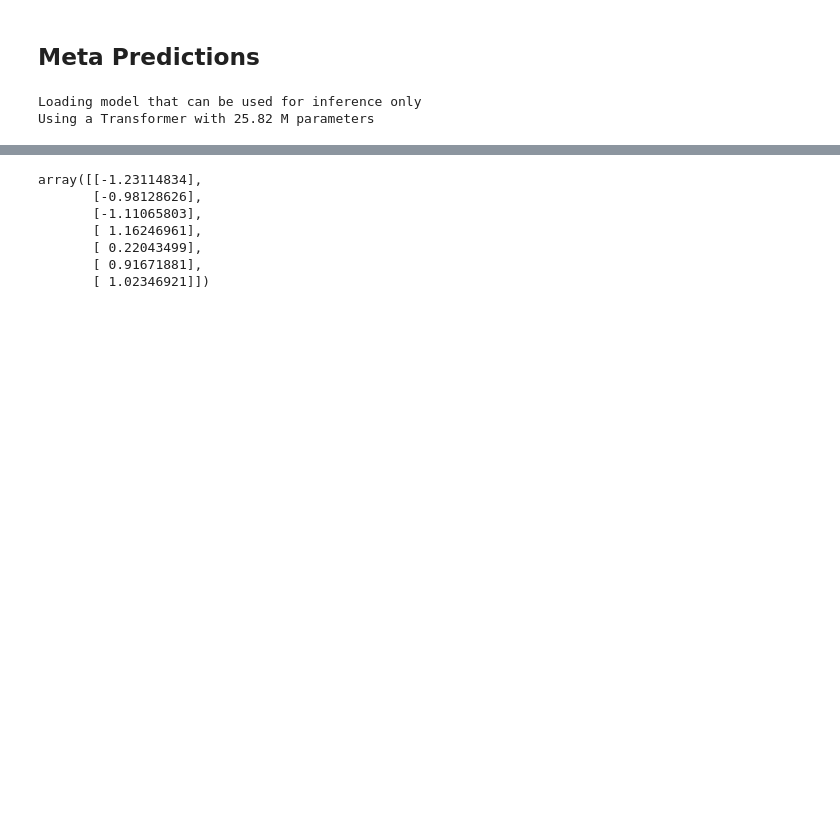
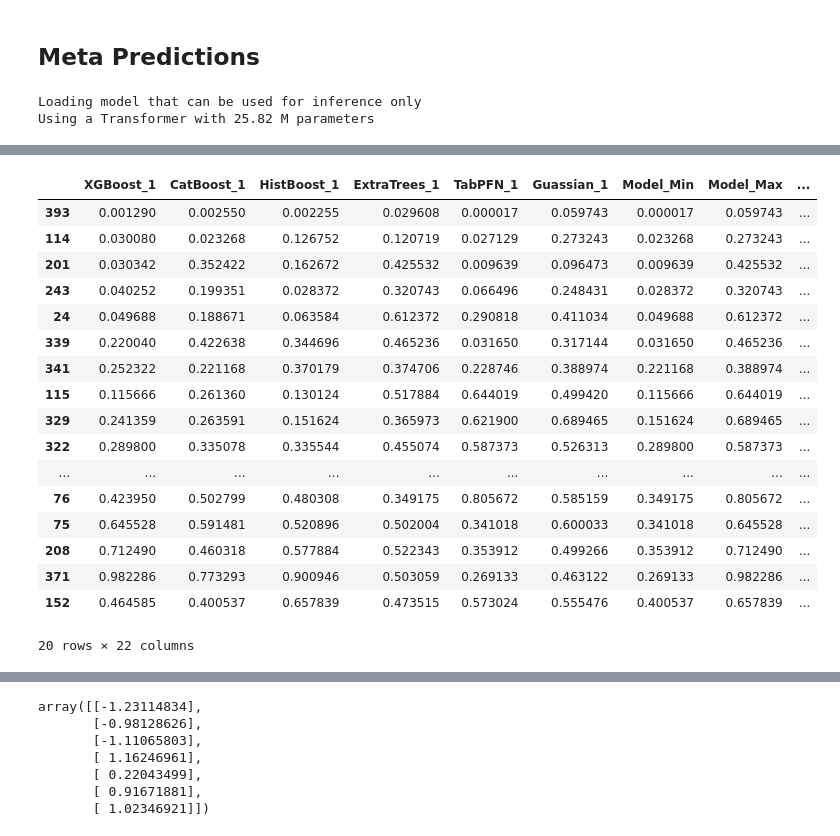
Before and after one commit to ClayGendron/icr-identify-age-related-conditions-kaggle, a Jupyter notebook: icr-gendron-2.ipynb, the cells around one changed output, grey strips where cells are left out. Cells and saved outputs as stored; diff of their text form; code cells hidden in the pictures; blank space fills up the shorter version.

Commit message:
Added Error Prediction Model

```diff
--- a/icr-gendron-2.ipynb
+++ b/icr-gendron-2.ipynb
@@ -263,28 +254,10 @@ for i, (train_index, test_index) in enumerate(skf.split(X_train, y_train_alpha))
     # oversample minority class
     fold, fold_y = ADASYN(random_state = random_seed).fit_resample(fold, fold_y)
 
-    # boosting models
     xgboost_predictions_df = model_fit_predict('XGBoost', xgb, fold, fold_y, oof, prediction_cols)
-    catboost_predictions_df = model_fit_predict('CatBoost', catboost, fold, fold_y, oof, prediction_cols)
-    histboost_predictions_df = model_fit_predict('HistBoost', histboost, fold, fold_y, oof, prediction_cols)
-
-    # tree models
     xtree_predictions_df = model_fit_predict('ExtraTrees', xtree, fold, fold_y, oof, prediction_cols)
-
-    # tabpfn
     tabpfn_predictions_df = model_fit_predict('TabPFN', tabpfn, fold, fold_y, oof, prediction_cols)
 
-    # logisitic regression
-    scaled_fold = scaler.fit_transform(fold[log_reg_cols])
-    scaled_oof = scaler.transform(oof[log_reg_cols])
-    transformed_fold = transformer.fit_transform(scaled_fold)
-    transformed_oof = transformer.transform(scaled_oof)
-    log_reg_fold = pd.DataFrame(transformed_fold, columns = log_reg_cols, index = fold.index)
-    log_reg_oof = pd.DataFrame(transformed_oof, columns = log_reg_cols, index = oof.index)
-
-    log_reg_predictions_df = model_fit_predict('LogisticRegression', log_reg, log_reg_fold, fold_y, log_reg_oof, log_reg_cols)
-
-    # gaussian process
     scaled_fold = scaler.fit_transform(fold)
     scaled_oof = scaler.transform(oof)
     transformed_fold = transformer.fit_transform(scaled_fold)
@@ -295,9 +268,8 @@ for i, (train_index, test_index) in enumerate(skf.split(X_train, y_train_alpha))
     guassian_oof = pd.DataFrame(transformed_oof, columns = fold.columns, index = oof.index)
 
     guassian_predictions_df = model_fit_predict('Guassian', guassian, guassian_fold, fold_y, guassian_oof, prediction_cols)
-    voting_predictions_df = model_fit_predict('Voting', greek_voting_classifier, guassian_fold, fold_y, guassian_oof, prediction_cols)
 
-    predictions_df = pd.concat([xgboost_predictions_df, catboost_predictions_df, histboost_predictions_df, xtree_predictions_df, tabpfn_predictions_df, log_reg_predictions_df, guassian_predictions_df, voting_predictions_df], axis = 1)
+    predictions_df = pd.concat([xgboost_predictions_df, xtree_predictions_df, tabpfn_predictions_df, guassian_predictions_df], axis = 1)
     meta_prediction_features_df = pd.concat([meta_prediction_features_df, predictions_df])
 
 meta_prediction_features_df.sort_index(inplace = True)
@@ -370,6 +281,6 @@ Guassian_Error error 3 count: 8 (0.8888888888888888)
 # %%
 meta_prediction_features_df['Class'] = y_train_class
-prediction_cols = ['XGBoost_1', 'CatBoost_1', 'HistBoost_1', 'ExtraTrees_1', 'TabPFN_1', 'LogisticRegression_1', 'Guassian_1', 'Voting_1']
+prediction_cols = ['XGBoost_1', 'ExtraTrees_1', 'TabPFN_1', 'Guassian_1']
 
 roc_auc = []
 log_loss = []
@@ -390,6 +301,12 @@ for col in prediction_cols:
 
 meta_prediction_features_df['Total_Error'] = meta_prediction_features_df[['XGBoost_Error', 'ExtraTrees_Error', 'TabPFN_Error', 'Guassian_Error']].sum(axis = 1)
 y_train_error = meta_prediction_features_df['Total_Error']
+
+def average_squared_error(row):
+    return ((row['Class'] - row['XGBoost_1']) ** 2 + (row['Class'] - row['ExtraTrees_1']) ** 2 + (row['Class'] - row['TabPFN_1']) ** 2 + (row['Class'] - row['Guassian_1']) ** 2) / 5
+
+meta_prediction_features_df['Average Squared Error'] = meta_prediction_features_df.apply(average_squared_error, axis = 1)
+y_train_squared_error = meta_prediction_features_df['Average Squared Error']
 # %% [output]
 XGBoost_1
 ROC AUC: 0.9736681887366818
@@ -410,0 +431,21 @@ Log Loss: 0.23224111190162033
+# %%
+meta_prediction_features_df[meta_prediction_features_df['Class'] == 1].sort_values(by = 'Average Squared Error', ascending = False).head(20)
+# %% [output]
+|  | XGBoost_1 | CatBoost_1 | HistBoost_1 | ExtraTrees_1 | TabPFN_1 | Guassian_1 | Model_Min | Model_Max | ... |
+| 393 | 0.001290 | 0.002550 | 0.002255 | 0.029608 | 0.000017 | 0.059743 | 0.000017 | 0.059743 | ... |
+| 114 | 0.030080 | 0.023268 | 0.126752 | 0.120719 | 0.027129 | 0.273243 | 0.023268 | 0.273243 | ... |
+| 201 | 0.030342 | 0.352422 | 0.162672 | 0.425532 | 0.009639 | 0.096473 | 0.009639 | 0.425532 | ... |
+| 243 | 0.040252 | 0.199351 | 0.028372 | 0.320743 | 0.066496 | 0.248431 | 0.028372 | 0.320743 | ... |
+| 24 | 0.049688 | 0.188671 | 0.063584 | 0.612372 | 0.290818 | 0.411034 | 0.049688 | 0.612372 | ... |
+| 339 | 0.220040 | 0.422638 | 0.344696 | 0.465236 | 0.031650 | 0.317144 | 0.031650 | 0.465236 | ... |
+| 341 | 0.252322 | 0.221168 | 0.370179 | 0.374706 | 0.228746 | 0.388974 | 0.221168 | 0.388974 | ... |
+| 115 | 0.115666 | 0.261360 | 0.130124 | 0.517884 | 0.644019 | 0.499420 | 0.115666 | 0.644019 | ... |
+| 329 | 0.241359 | 0.263591 | 0.151624 | 0.365973 | 0.621900 | 0.689465 | 0.151624 | 0.689465 | ... |
+| 322 | 0.289800 | 0.335078 | 0.335544 | 0.455074 | 0.587373 | 0.526313 | 0.289800 | 0.587373 | ... |
+| ... | ... | ... | ... | ... | ... | ... | ... | ... | ... |
+| 76 | 0.423950 | 0.502799 | 0.480308 | 0.349175 | 0.805672 | 0.585159 | 0.349175 | 0.805672 | ... |
+| 75 | 0.645528 | 0.591481 | 0.520896 | 0.502004 | 0.341018 | 0.600033 | 0.341018 | 0.645528 | ... |
+| 208 | 0.712490 | 0.460318 | 0.577884 | 0.522343 | 0.353912 | 0.499266 | 0.353912 | 0.712490 | ... |
+| 371 | 0.982286 | 0.773293 | 0.900946 | 0.503059 | 0.269133 | 0.463122 | 0.269133 | 0.982286 | ... |
+| 152 | 0.464585 | 0.400537 | 0.657839 | 0.473515 | 0.573024 | 0.555476 | 0.400537 | 0.657839 | ... |
+20 rows × 22 columns
```
Also changed, not shown: parts of 21 cells of this notebook, 4 other files.
